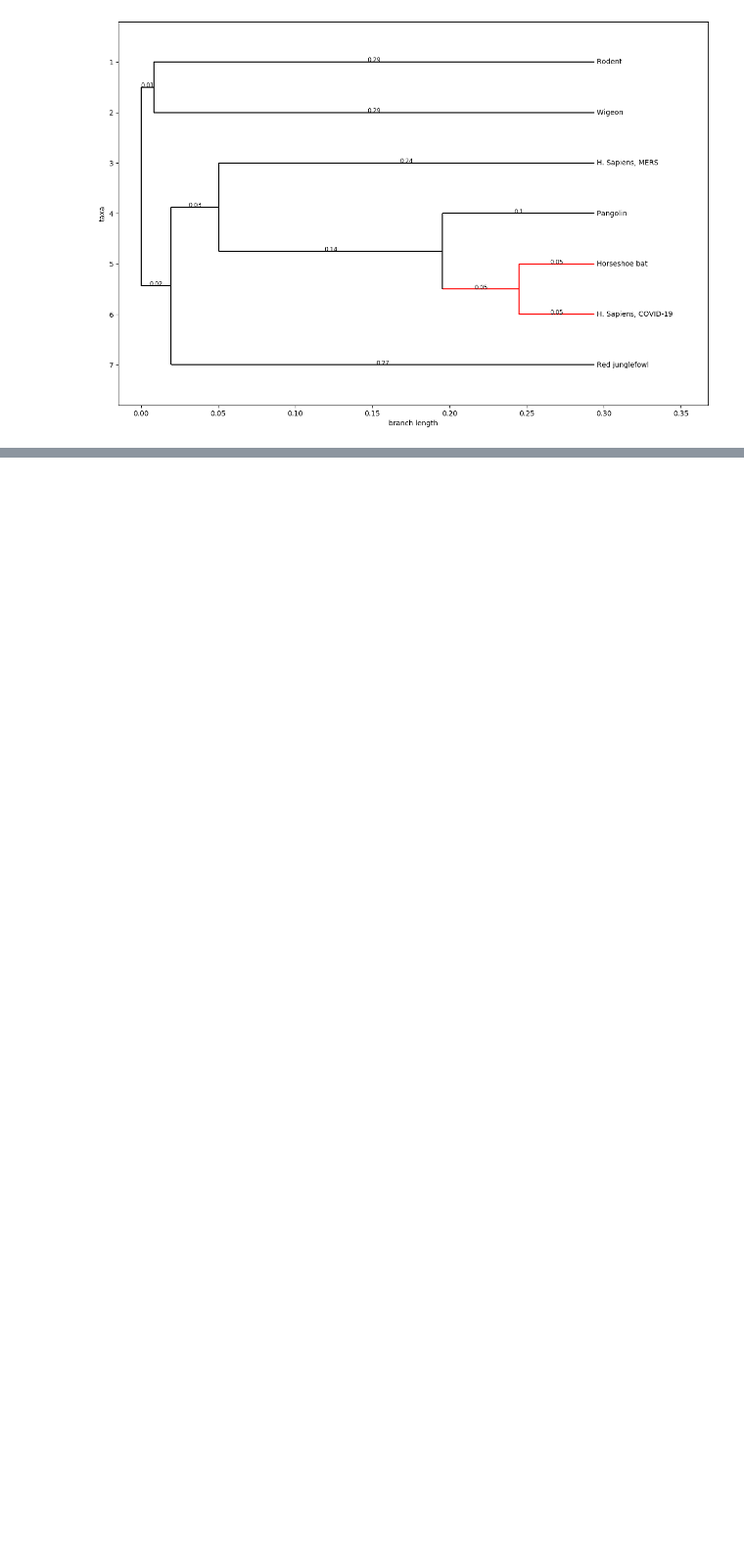
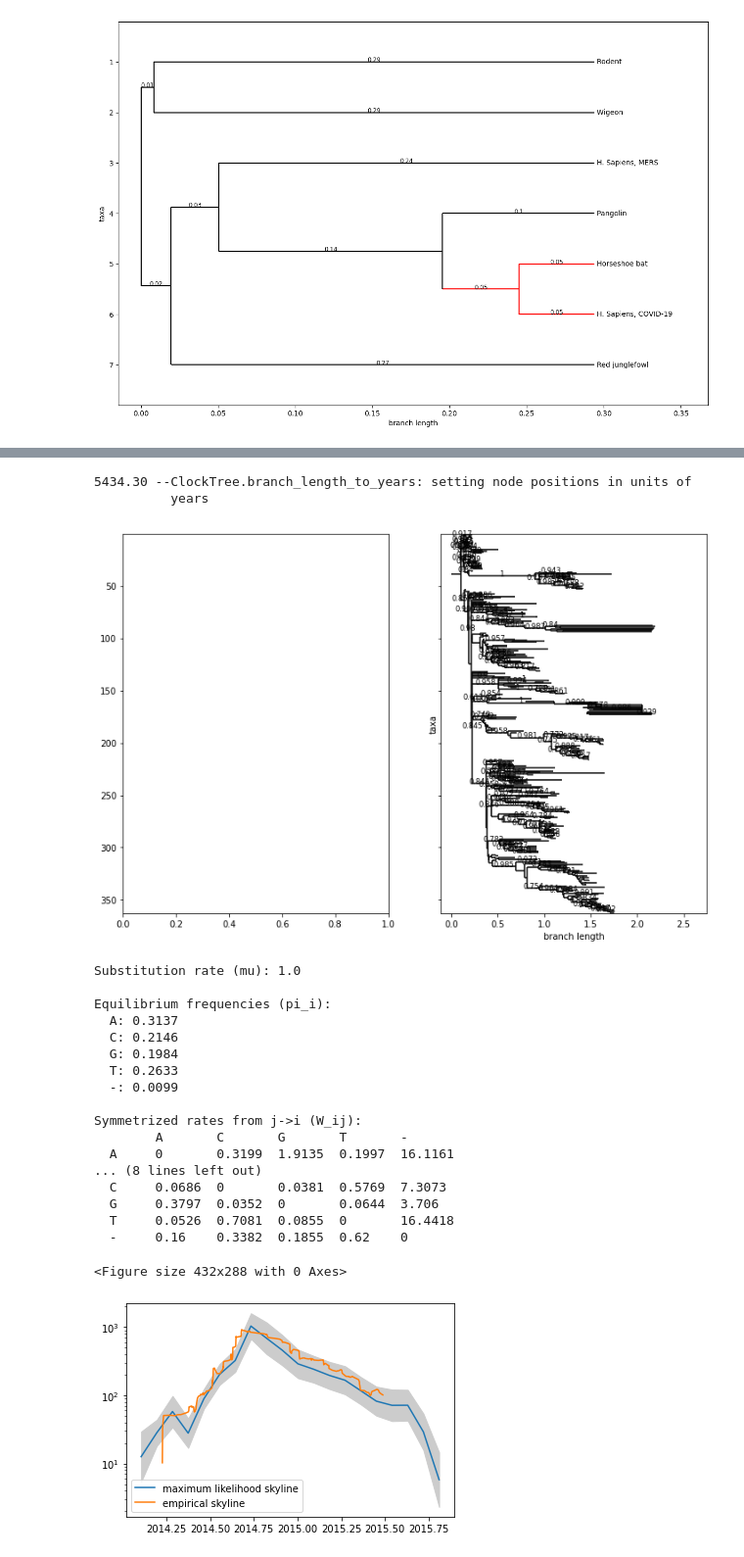
Before and after one commit to simonjuleseric2/covid_sequence, a Jupyter notebook: coronavirus_sequence_analis.ipynb, the cells around one changed output, grey strips where cells are left out. Shown at 98% size. Saved outputs shown, nothing was run; the diff lists cells and outputs as text; code cells hidden in the pictures; blank space fills up the shorter version.

```diff
--- a/coronavirus_sequence_analis.ipynb
+++ b/coronavirus_sequence_analis.ipynb
@@ -252,0 +428,4 @@ plt.savefig('tree2.png')
+# %%
+res = tt.run(root='best', infer_gtr=True, relaxed_clock=False, max_iter=2,
+                    branch_length_mode='input', n_iqd=3, resolve_polytomies=True,
+                    Tc='skyline', time_marginal="assign", vary_rate=True)
@@ -252,0 +450,58 @@ plt.savefig('tree2.png')
+# %%
+ebola=tt
+from treetime import TreeTime
+from treetime.utils import parse_dates
+import treetime.config as ttconf
+
+from treetime.treetime import plot_vs_years
+fig, axs = plt.subplots(1,2, sharey=True, figsize=(12,8))
+plot_vs_years(tt, step=1, ax=axs[1], confidence=(0.05,0.95), label_func = lambda x:"")
+axs[1].set_xlim(0, 2.5)
+axs[1].set_title("time tree")
+
+axs[0].set_title("mutation tree")
+for n in ebola.tree.find_clades():
+    n.branch_length=n.mutation_length
+Phylo.draw(ebola.tree, label_func=lambda x:"", axes=axs[0])
+plt.tight_layout()
+
+    # reset branch length to time (in substitution rate units)
+for n in ebola.tree.find_clades():
+    n.branch_length=n.clock_length
+
+    # OUTPUT the GTR model
+print(ebola.gtr)
+
+    # plot Skyline
+skyline, confidence = ebola.merger_model.skyline_inferred(gen=50, confidence=2.0)
+skyline_empirical = ebola.merger_model.skyline_empirical(gen=50)
+plt.figure()
+plt.fill_between(skyline.x, confidence[0], confidence[1], color=(0.8, 0.8, 0.8))
+plt.plot(skyline.x, skyline.y, label='maximum likelihood skyline')
+plt.plot(skyline_empirical.x, skyline_empirical.y, label='empirical skyline')
+plt.yscale('log')
+plt.legend()
+plt.ticklabel_format(axis='x',useOffset=False)
+# %% [output]
+5434.30 --ClockTree.branch_length_to_years: setting node positions in units of
+          years
+[figure, added]
+Substitution rate (mu): 1.0
+
+Equilibrium frequencies (pi_i):
+  A: 0.3137
+  C: 0.2146
+  G: 0.1984
+  T: 0.2633
+  -: 0.0099
+
+Symmetrized rates from j->i (W_ij):
+        A       C       G       T       -
+  A     0       0.3199  1.9135  0.1997  16.1161
+... (8 lines left out)
+  C     0.0686  0       0.0381  0.5769  7.3073
+  G     0.3797  0.0352  0       0.0644  3.706
+  T     0.0526  0.7081  0.0855  0       16.4418
+  -     0.16    0.3382  0.1855  0.62    0
+<Figure size 432x288 with 0 Axes>
+[figure, added]
```
Also changed, not shown: parts of 21 cells of this notebook.
